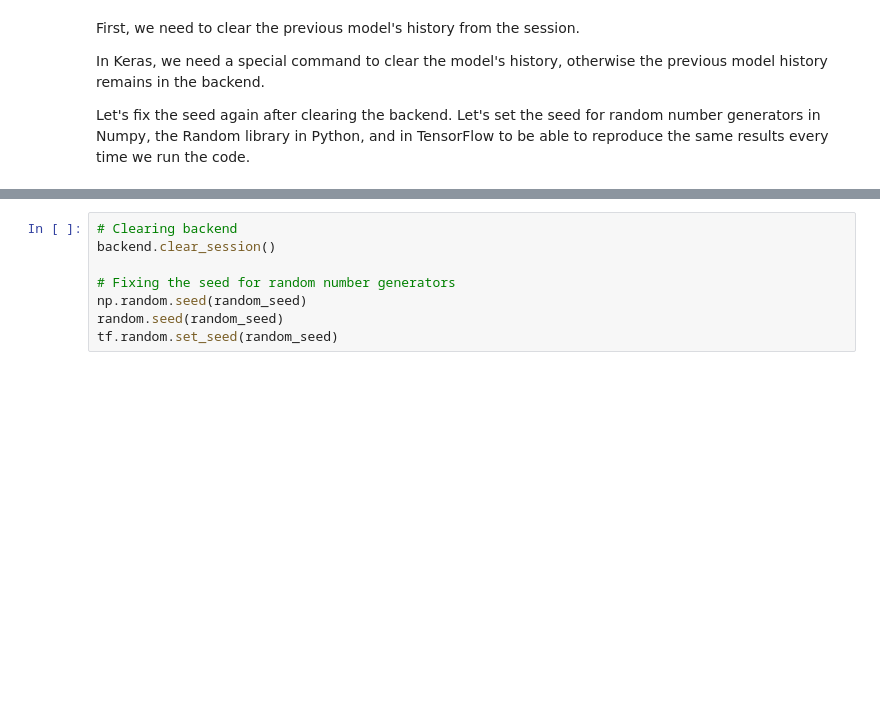
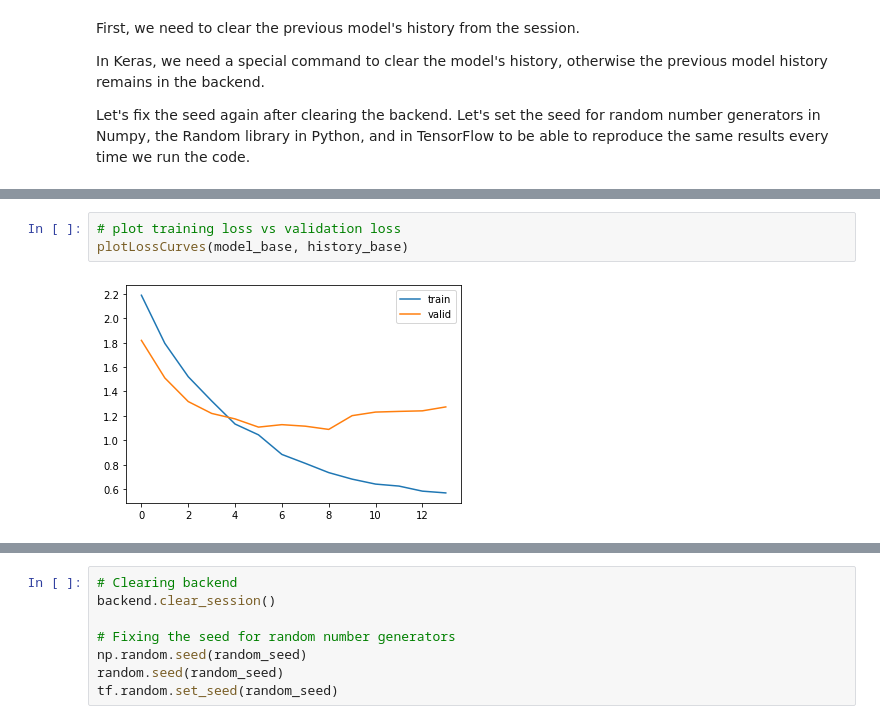
Before and after one commit to prp021/hello-world, a Jupyter notebook: PlantsSeedlingClassification.ipynb, the cells around one changed output, grey strips where cells are left out. Cells and saved outputs as stored; diff of their text form; blank space fills up the shorter version.

```diff
--- a/PlantsSeedlingClassification.ipynb
+++ b/PlantsSeedlingClassification.ipynb
@@ -457,0 +559,5 @@ es = EarlyStopping(monitor='val_loss', mode='min', verbose=1, patience=5)
+# %%
+# plot training loss vs validation loss
+plotLossCurves(model_base, history_base)
+# %% [output]
+[figure, added]
```
Also changed, not shown: parts of 217 cells of this notebook.
